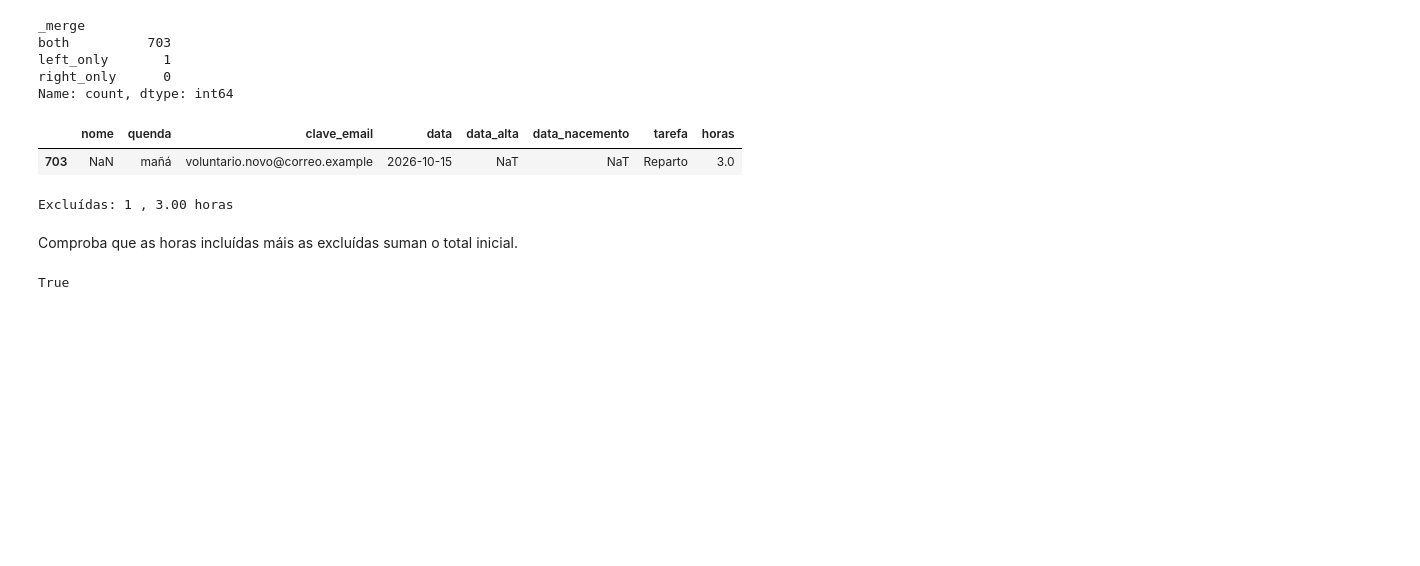
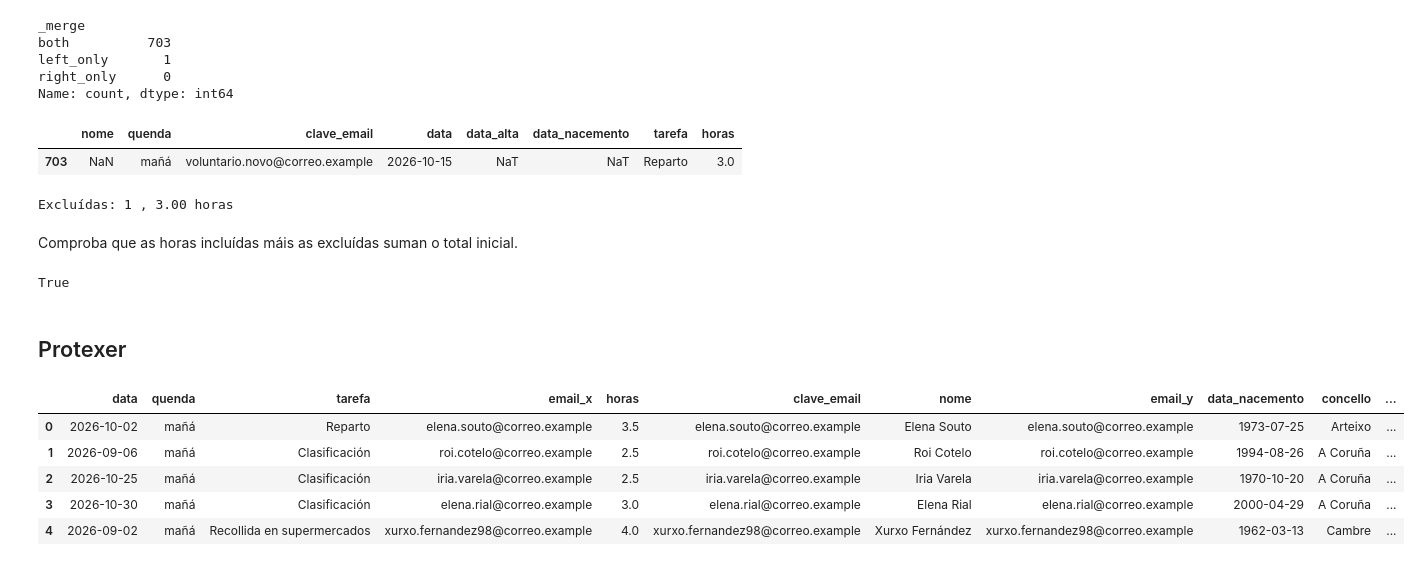
Before and after one commit to carolinamesacurso/Practica_Voluntariado, a Jupyter notebook: notebooks/voluntariado.ipynb, the cells around one changed output. Cells and saved outputs as stored; diff of their text form; code cells hidden in the pictures; blank space fills up the shorter version.

Commit message:
Principio protexer datos

```diff
--- a/notebooks/voluntariado.ipynb
+++ b/notebooks/voluntariado.ipynb
@@ -257,3 +257,14 @@ total_horas= unido_si["horas"].sum() + sin_unido_final["horas"].sum()
 print(total_horas == horastotales)
 # %% [output]
 True
+# %% [markdown]
+## Protexer
+# %%
+unido_si.head()
+# %% [output]
+|  | data | quenda | tarefa | email_x | horas | clave_email | nome | email_y | data_nacemento | concello | ... |
+| 0 | 2026-10-02 | mañá | Reparto | elena.souto@correo.example | 3.5 | elena.souto@correo.example | Elena Souto | elena.souto@correo.example | 1973-07-25 | Arteixo | ... |
+| 1 | 2026-09-06 | mañá | Clasificación | roi.cotelo@correo.example | 2.5 | roi.cotelo@correo.example | Roi Cotelo | roi.cotelo@correo.example | 1994-08-26 | A Coruña | ... |
+| 2 | 2026-10-25 | mañá | Clasificación | iria.varela@correo.example | 2.5 | iria.varela@correo.example | Iria Varela | iria.varela@correo.example | 1970-10-20 | A Coruña | ... |
+| 3 | 2026-10-30 | mañá | Clasificación | elena.rial@correo.example | 3.0 | elena.rial@correo.example | Elena Rial | elena.rial@correo.example | 2000-04-29 | A Coruña | ... |
+| 4 | 2026-09-02 | mañá | Recollida en supermercados | xurxo.fernandez98@correo.example | 4.0 | xurxo.fernandez98@correo.example | Xurxo Fernández | xurxo.fernandez98@correo.example | 1962-03-13 | Cambre | ... |
```
Also changed, not shown: parts of 1 cell of this notebook.
